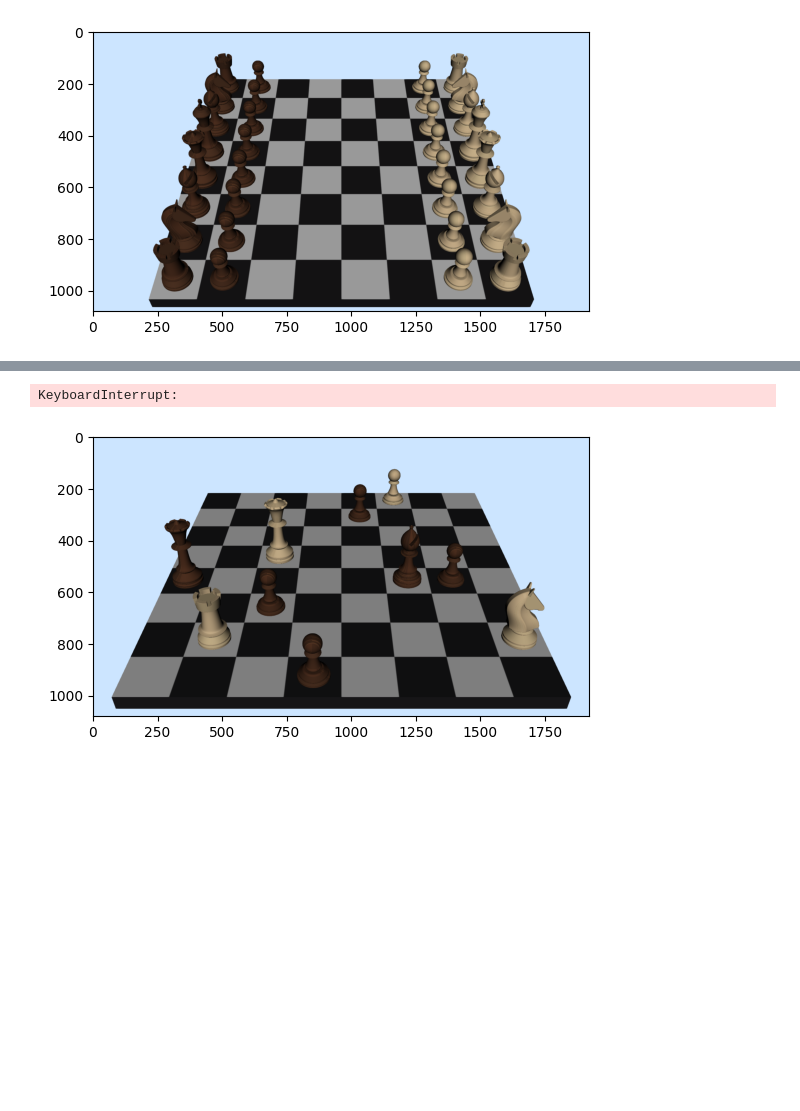
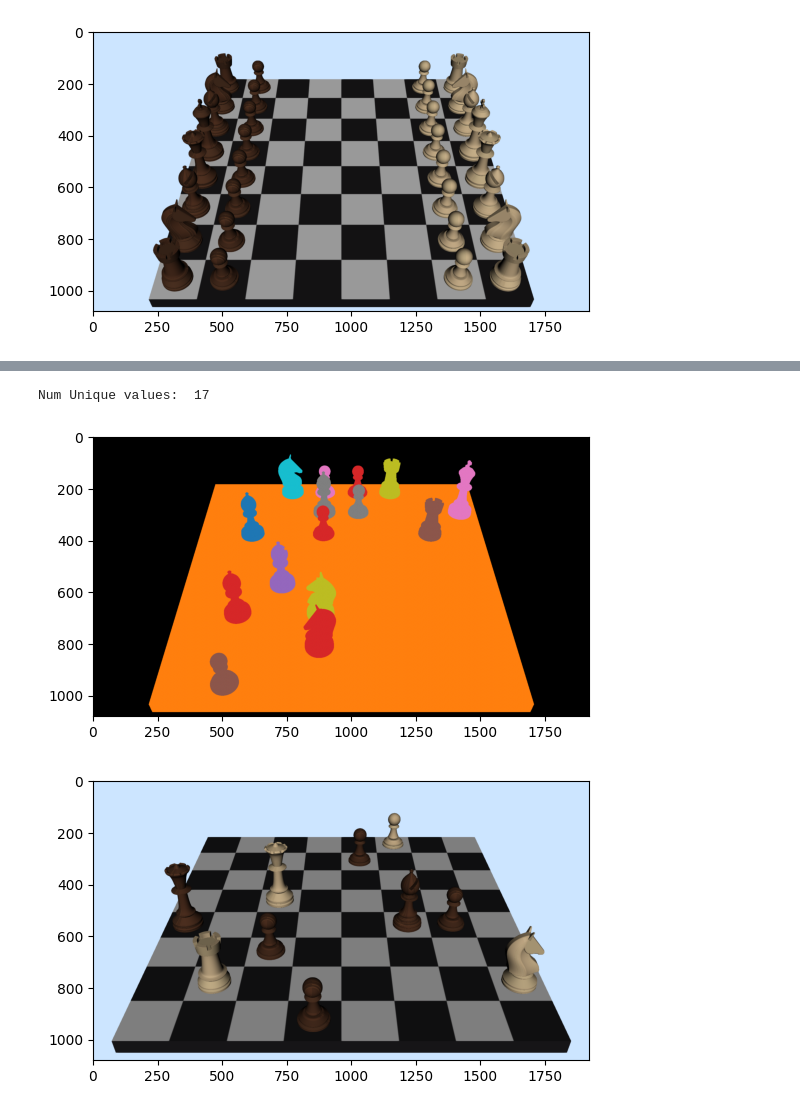
Before and after one commit to elchun/ChessBot, a Jupyter notebook: src/test_train.ipynb, the cells around one changed output, grey strips where cells are left out. Cells and saved outputs as stored; diff of their text form; code cells hidden in the pictures; blank space fills up the shorter version.

```diff
--- a/src/test_train.ipynb
+++ b/src/test_train.ipynb
@@ -31,16 +31,17 @@ Num Unique values:  34
 # %%
 data_station.save_instance_id_to_class_name()
-for i in tqdm(range(1000, 1010)):
+for i in tqdm(range(0, 1000)):
     num_pieces = np.random.randint(1, 33)
     fn = f'temp_data/board_{i:05}'
     # fn = f'temp_data/test'
     data_station.set_arbitrary_board(num_pieces=num_pieces)
     data_station.save_rgb_image(fn + '.png')
     data_station.save_label_mask(fn + '_mask')
 data_station.show_rgb_image()
 data_station.show_label_image()
 # %% [output]
-KeyboardInterrupt:
+Num Unique values:  17
+[figure, added]
 # %%
 data_station.show_rgb_image()
 # %% [output]
```
Also changed, not shown: parts of 2 cells of this notebook, 4 other files.
